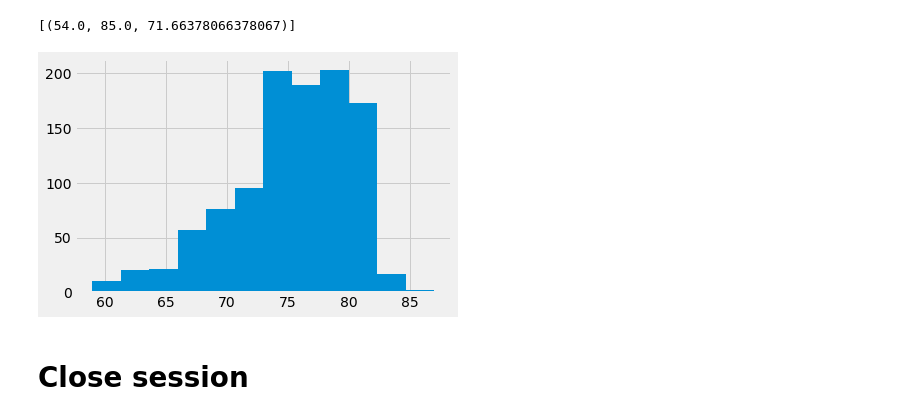
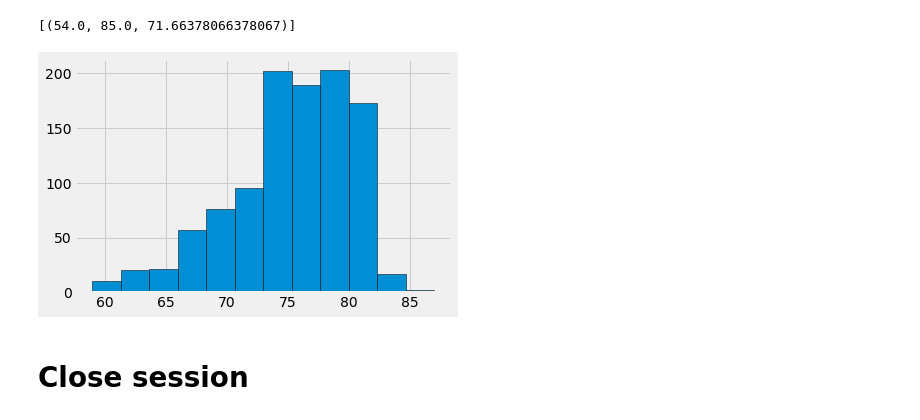
Before and after one commit to RothK215/sqlalchemy-challenge, a Jupyter notebook: climate_starter_remake.ipynb, the cells around one changed output. Cells and saved outputs as stored; diff of their text form; code cells hidden in the pictures.

```diff
--- a/climate_starter_remake.ipynb
+++ b/climate_starter_remake.ipynb
@@ -146,16 +169,16 @@ session.query(mn, mx, ag).\
 # %%
 # Using the most active station id
 # Query the last 12 months of temperature observation data for this station and plot the results as a histogram
 data2 = session.query(Measurement.date, Measurement.tobs).\
             filter(Measurement.station >= 'USC00519281').\
             filter(Measurement.date >= '2016-08-18').\
             order_by(Measurement.date).all()
 tobs = pd.DataFrame(data2)
-plt.hist(x=tobs['tobs'], bins=12)
+plt.hist(x=tobs['tobs'], bins=12, edgecolor="black")
 plt.ylabel=("Frequency")
 plt.xlabel=("Temperature")
 # %% [output]
-[figure, old version]
+[figure, new version]
 # %% [markdown]
 # Close session
 # %%
```
Also changed, not shown: parts of 3 cells of this notebook, 1 other file.
